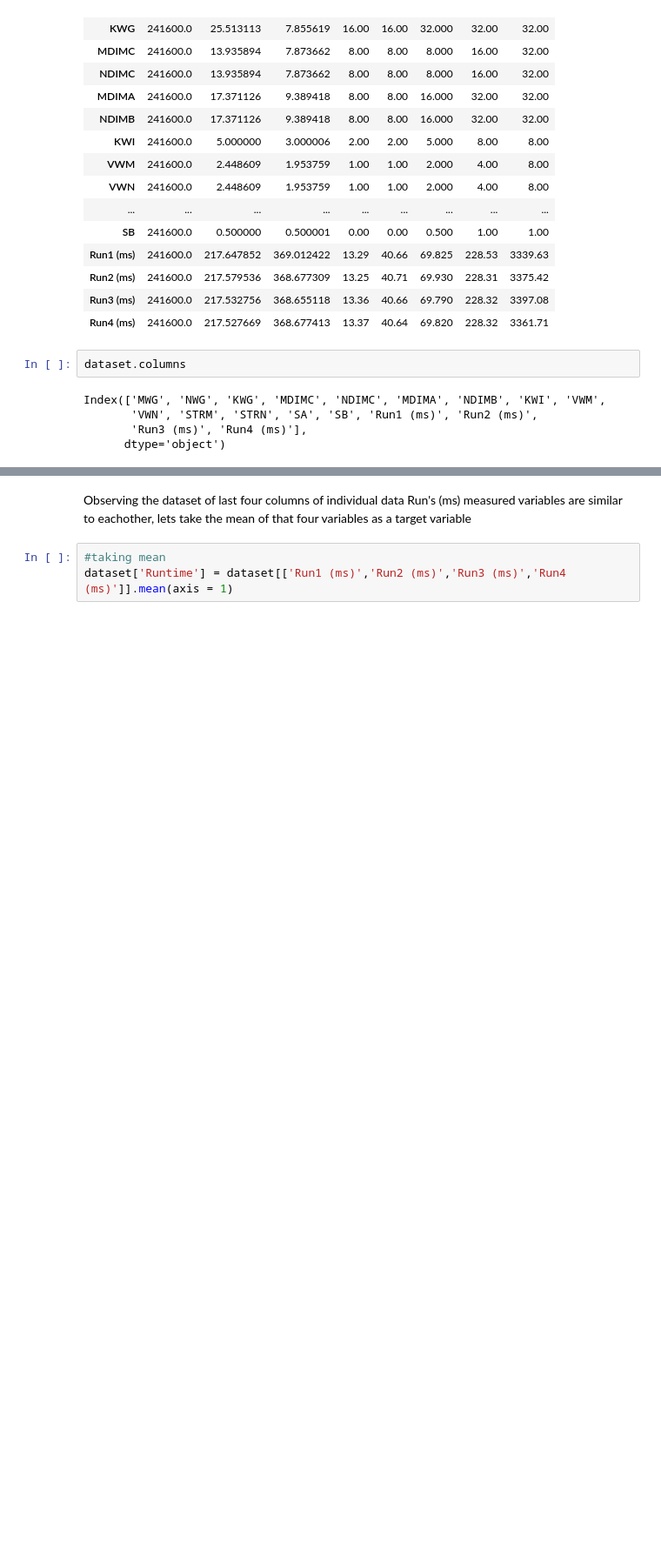
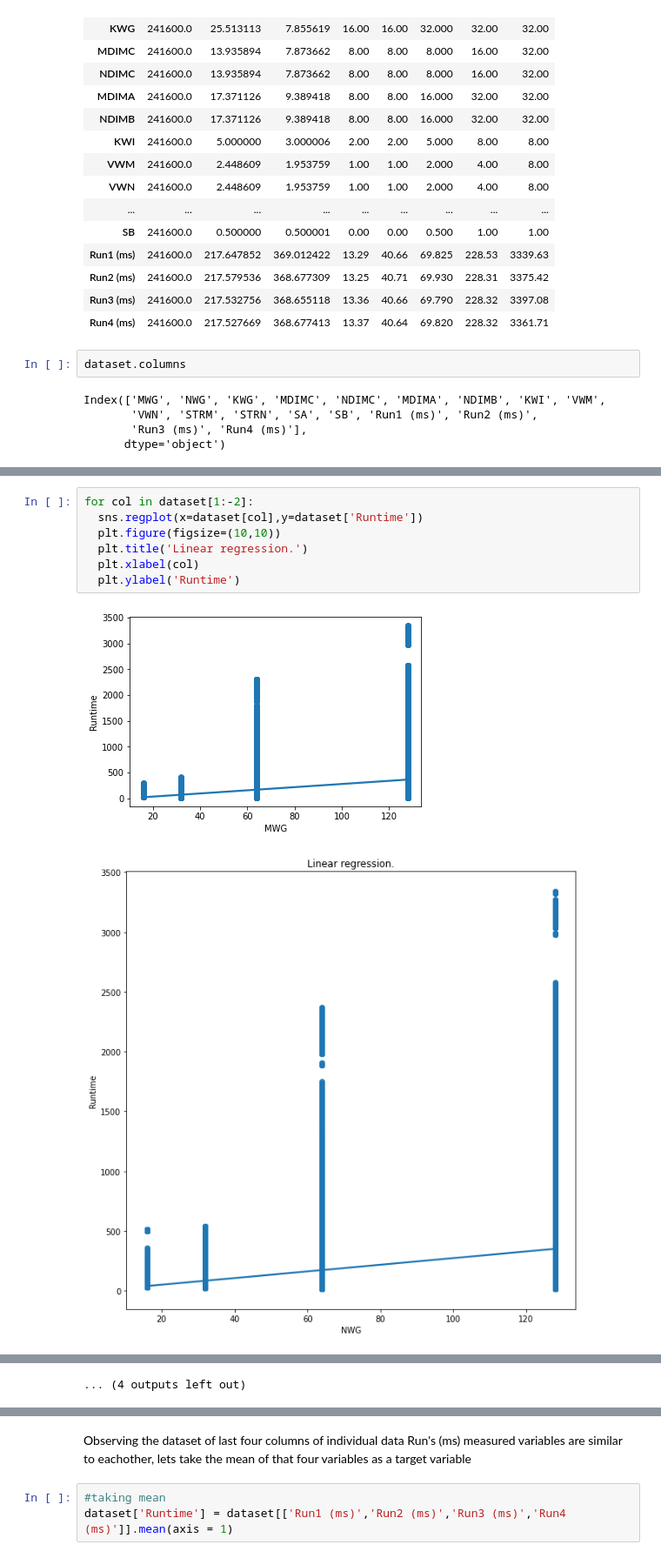
Before and after one commit to SAIKUMAR-AI/SGEMM-GPU-, a Jupyter notebook: SGEMM_GPU_Kernel_Performance.ipynb, the cells around one changed output, grey strips where cells are left out. Shown: that part at 87% size. Drawn from its saved outputs; the diff is of its cells as text; blank space fills up the shorter version.

```diff
--- a/SGEMM_GPU_Kernel_Performance.ipynb
+++ b/SGEMM_GPU_Kernel_Performance.ipynb
@@ -135,0 +242,10 @@ Index(['MWG', 'NWG', 'KWG', 'MDIMC', 'NDIMC', 'MDIMA', 'NDIMB', 'KWI', 'VWM',
+# %%
+for col in dataset[1:-2]:
+  sns.regplot(x=dataset[col],y=dataset['Runtime'])
+  plt.figure(figsize=(10,10))
+  plt.title('Linear regression.')
+  plt.xlabel(col)
+  plt.ylabel('Runtime')
+# %% [output]
+[figure, added]
+[figure, added]
@@ -135,0 +262 @@ Index(['MWG', 'NWG', 'KWG', 'MDIMC', 'NDIMC', 'MDIMA', 'NDIMB', 'KWI', 'VWM',
+... (4 outputs left out)
```
Also changed, not shown: parts of 38 cells of this notebook.
